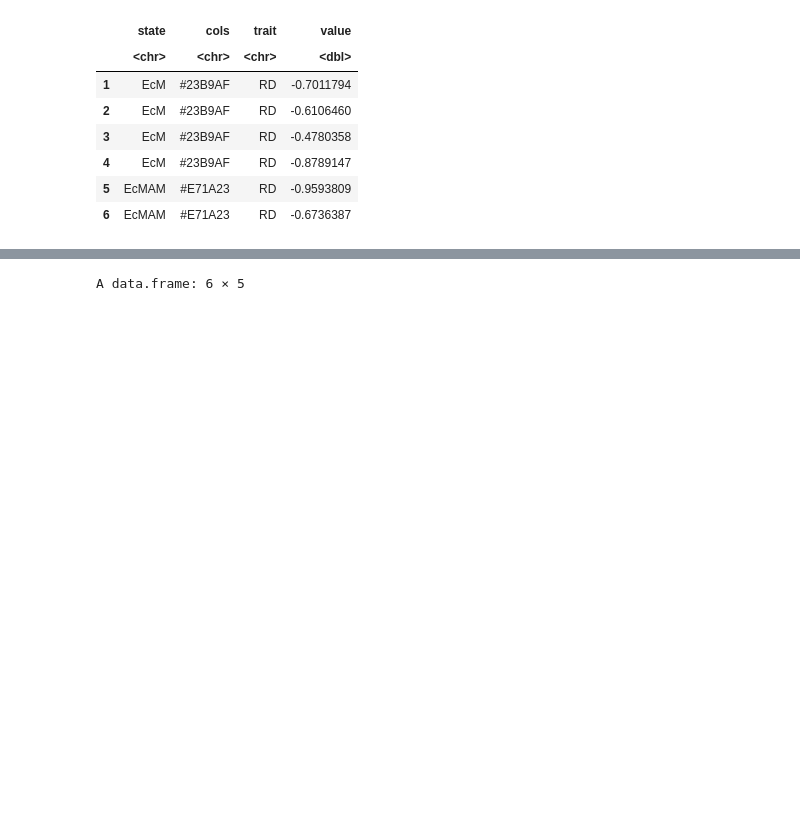
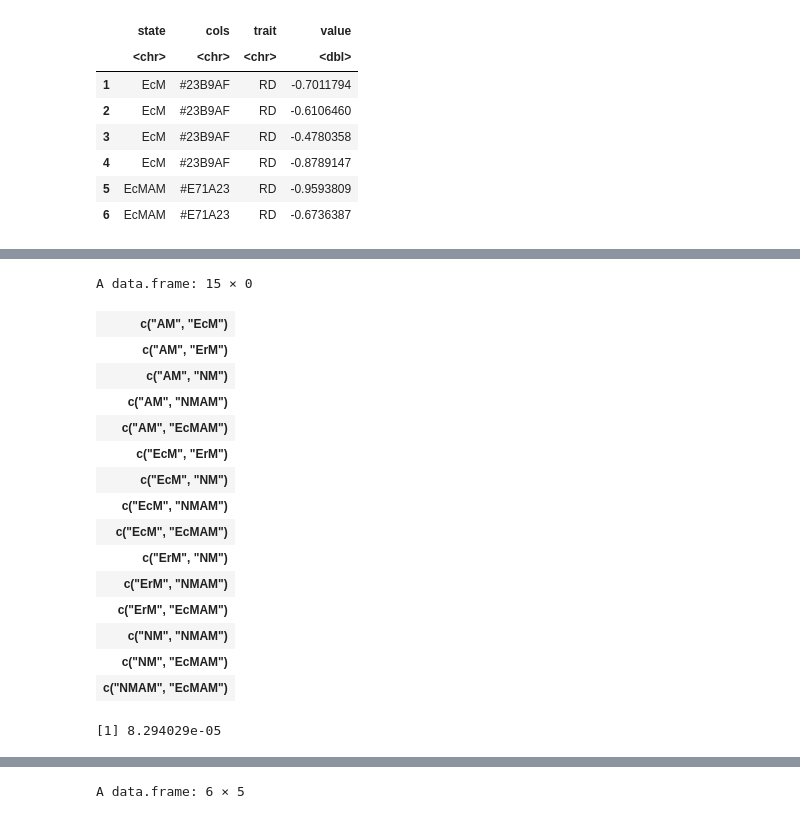
Before and after one commit to anoban/phd, a Jupyter notebook: R/notebooks/states.ipynb, the cells around one changed output, grey strips where cells are left out. Saved outputs shown, nothing was run; the diff lists cells and outputs as text; code cells hidden in the pictures; blank space fills up the shorter version.

```diff
--- a/R/notebooks/states.ipynb
+++ b/R/notebooks/states.ipynb
@@ -43,0 +66,24 @@ A data.frame: 6 × 4
+# %%
+data.frame(row.names = comps)#[, names(STATE_COLOURS)]
+# %% [output]
+A data.frame: 15 × 0
+| c("AM", "EcM") |
+| c("AM", "ErM") |
+| c("AM", "NM") |
+| c("AM", "NMAM") |
+| c("AM", "EcMAM") |
+| c("EcM", "ErM") |
+| c("EcM", "NM") |
+| c("EcM", "NMAM") |
+| c("EcM", "EcMAM") |
+| c("ErM", "NM") |
+| c("ErM", "NMAM") |
+| c("ErM", "EcMAM") |
+| c("NM", "NMAM") |
+| c("NM", "EcMAM") |
+| c("NMAM", "EcMAM") |
+# %%
+
+ttest$p.value
+# %% [output]
+[1] 8.294029e-05
```
Also changed, not shown: parts of 4 cells of this notebook, 1 other file.
